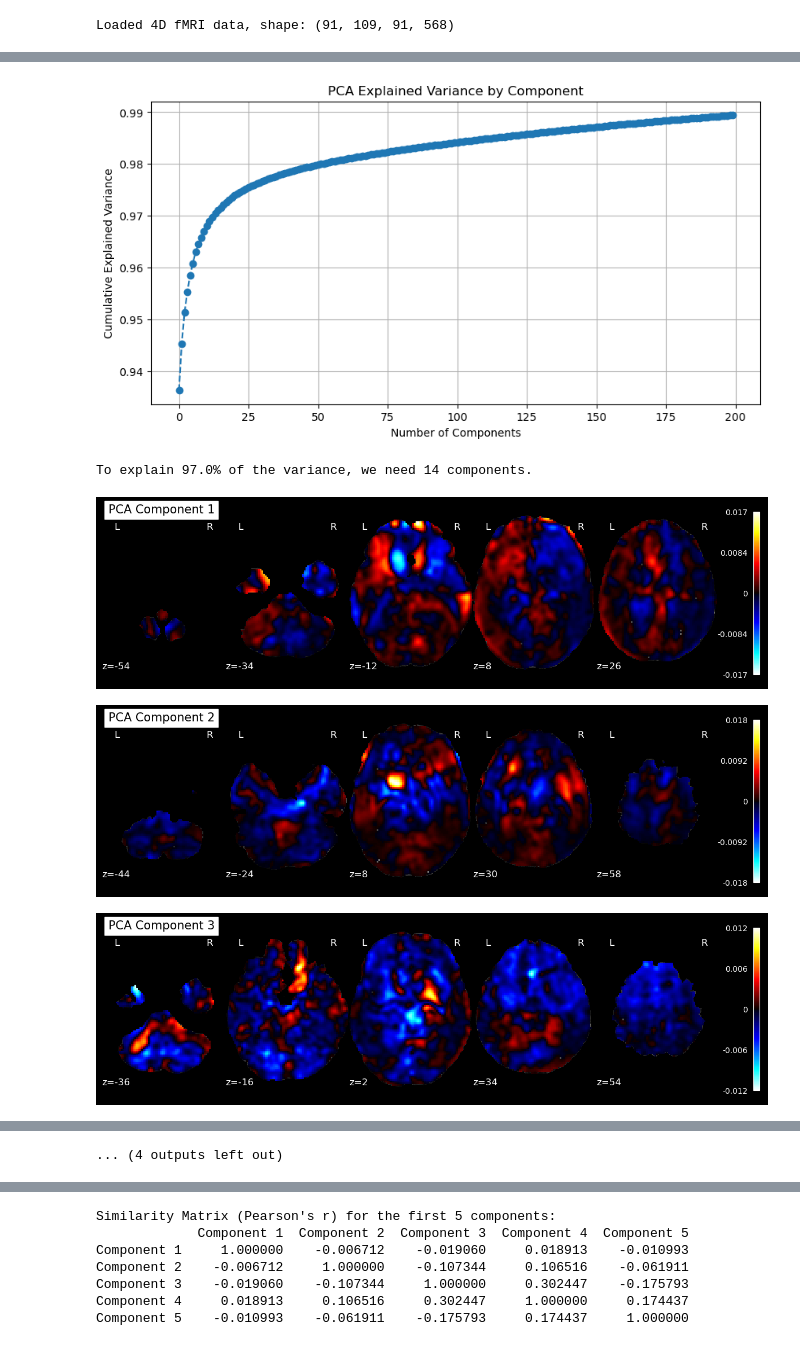
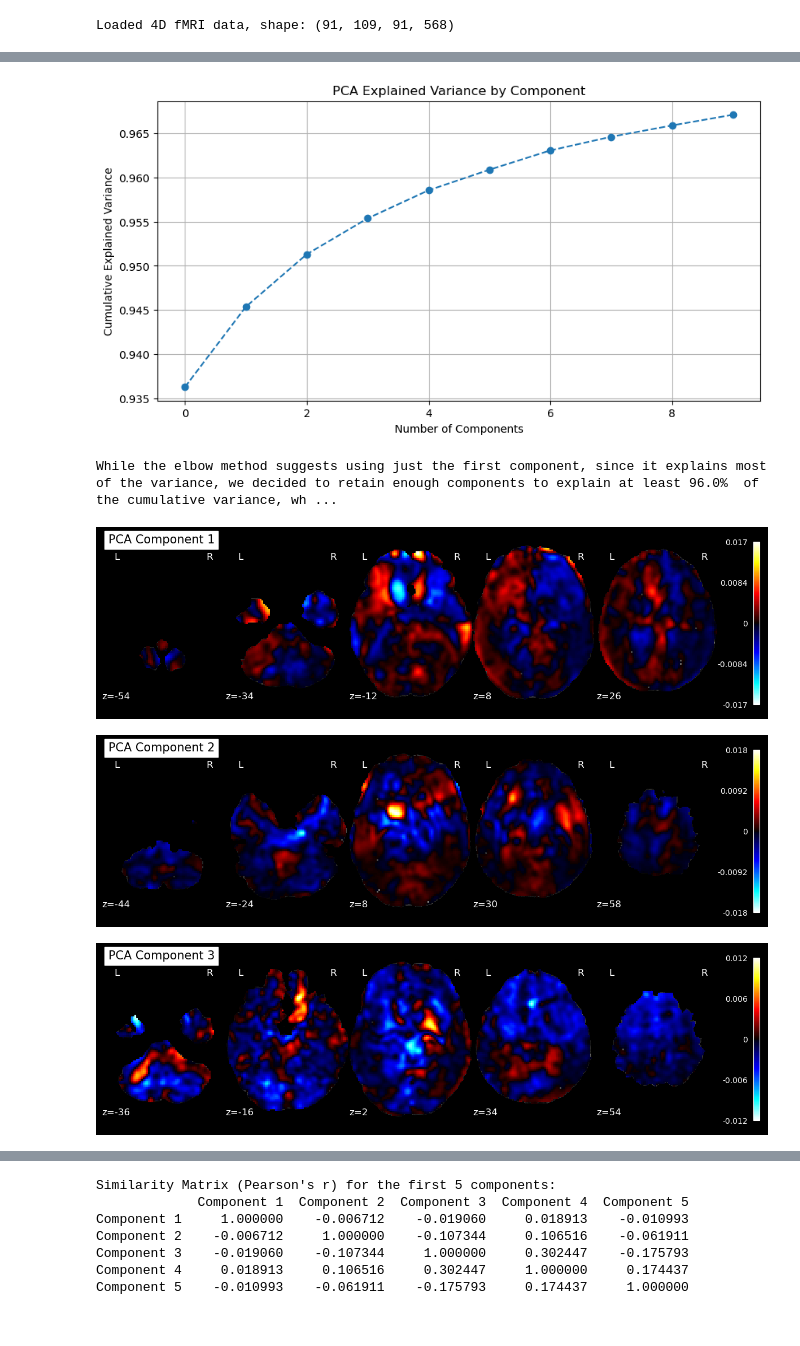
Before and after one commit to bintaDouk/NSSP-Mini-Project-1, a Jupyter notebook: Mini-Project1.ipynb, the cells around one changed output, grey strips where cells are left out. Saved outputs shown, nothing was run; the diff lists cells and outputs as text; code cells hidden in the pictures.

```diff
--- a/Mini-Project1.ipynb
+++ b/Mini-Project1.ipynb
@@ -866,22 +866,17 @@ vol_shape = data.shape[:-1]
 n_vols = data.shape[-1]
 print(f"Volume shape: {vol_shape}, Nbr of volumes: {n_vols}")
 
-mean_data = np.mean(data, axis=3)
-
-#mask_bool = mean_data != 0
-#print(f"Total voxels in functional mask: {np.sum(mask_bool)}")
-
 resampled_mask_img = resample_to_img(mask_img, fmri_img, interpolation='nearest')
 mask_bool = resampled_mask_img.get_fdata().astype(bool)
 print(f"Mask shape: {mask_bool.shape}")
 
-# flattening 4D data to 2D matrix
-samples = data[mask_bool].T
+samples = data[mask_bool]
 print(f"Flattened 2D data shape (samples, features): {samples.shape}")
 
-# Substracting mean
-row_means = samples.mean(axis=0)
+spatial_means = np.mean(samples, axis=1)
+row_means = np.outer(spatial_means, np.ones(n_vols))
 X = samples - row_means
+assert np.abs(X.mean(axis=-1)).max() < 1e-10
 # %% [output]
 Volume shape: (91, 109, 91), Nbr of volumes: 568
 Mask shape: (91, 109, 91)
@@ -892,0 +884,3 @@ pca.fit(X)
+# %%
+pca = PCA(n_components=10)
+pca.fit(samples.T)
@@ -895,39 +906,37 @@ plt.figure(figsize=(10, 5))
 plt.plot(np.cumsum(pca.explained_variance_ratio_), marker='o', linestyle='--')
 plt.xlabel('Number of Components')
 plt.ylabel('Cumulative Explained Variance')
 plt.title('PCA Explained Variance by Component')
 plt.grid(True)
 plt.show()
 
-
-variance_threshold = 0.97
+variance_threshold = 0.96
 k = np.argmax(np.cumsum(pca.explained_variance_ratio_) >= variance_threshold) + 1
 
-print(f"To explain {variance_threshold*100}% of the variance, we need {k} components.")
+print(f"While the elbow method suggests using just the first component, since it explains most of the variance, we decided to retain enough components to explain at least {variance_threshold*100}%  of the cumulative variance, which corresponds to {k} components.")
 
-# Re-construction of 3D component maps
 k_component_vectors = pca.components_[:k]
 
 component_imgs_list = []
 for i in range(k):
     volume = np.zeros(vol_shape)
     comp_vector_i = k_component_vectors[i]
     volume[mask_bool] = comp_vector_i
     comp_img_nii = nib.Nifti1Image(volume, affine=affine)
     component_imgs_list.append(comp_img_nii)
 
 for i, comp_img in enumerate(component_imgs_list):
     plot_stat_map(comp_img,
                   bg_img=bg_img,
                   title=f'PCA Component {i+1}',
                   display_mode='z',
                   cut_coords=5,
                   black_bg=True,
                   colorbar=True)
     plt.show()
 # %% [output]
-[figure, old version]
+[figure, new version]
-To explain 97.0% of the variance, we need 14 components.
+While the elbow method suggests using just the first component, since it explains most of the variance, we decided to retain enough components to explain at least 96.0%  of the cumulative variance, wh ...
 [figure]
 [figure]
 [figure]
@@ -941 +945,0 @@ To explain 97.0% of the variance, we need 14 components.
-... (4 outputs left out)
```
Also changed, not shown: parts of 6 cells of this notebook.
